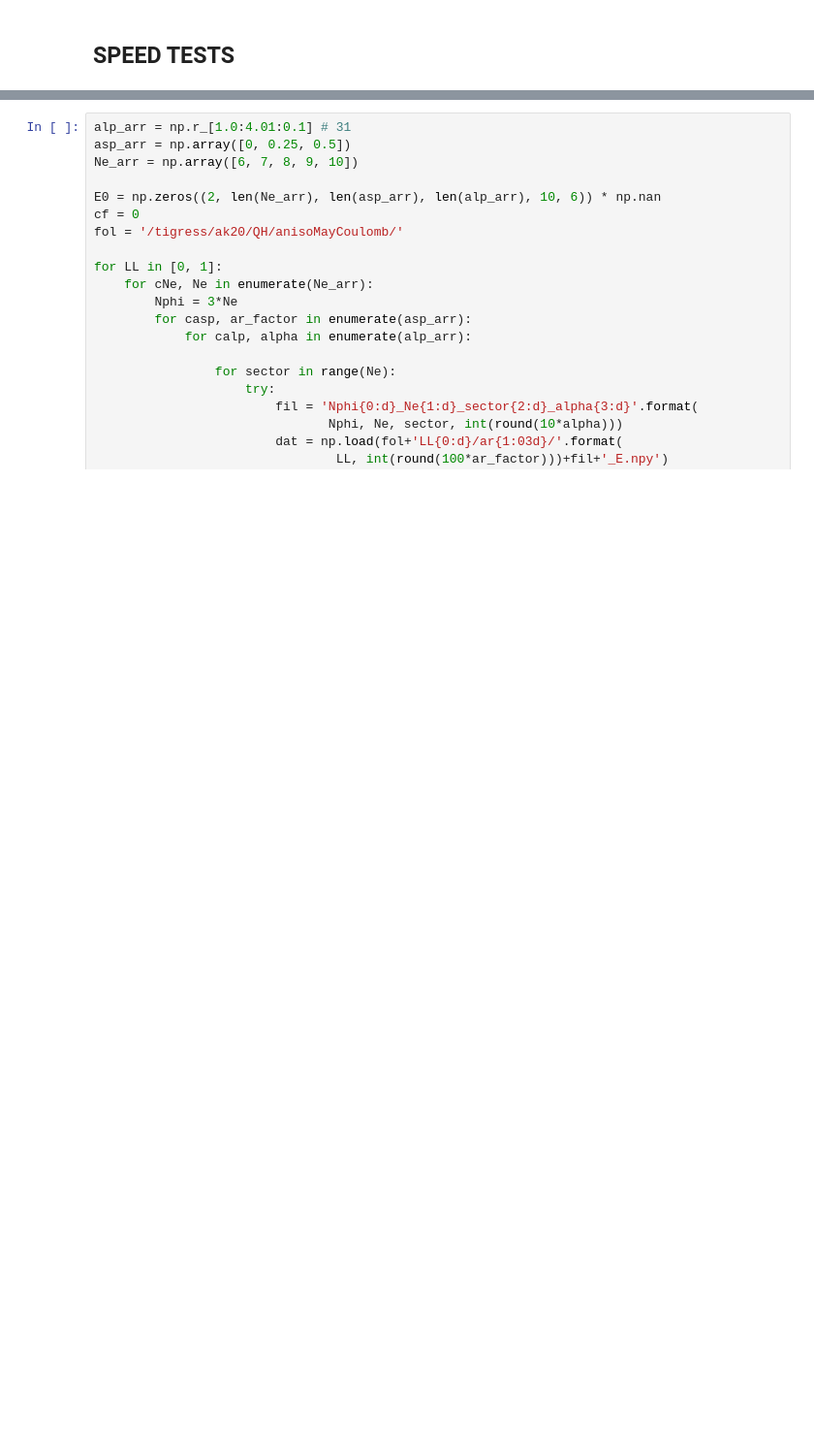
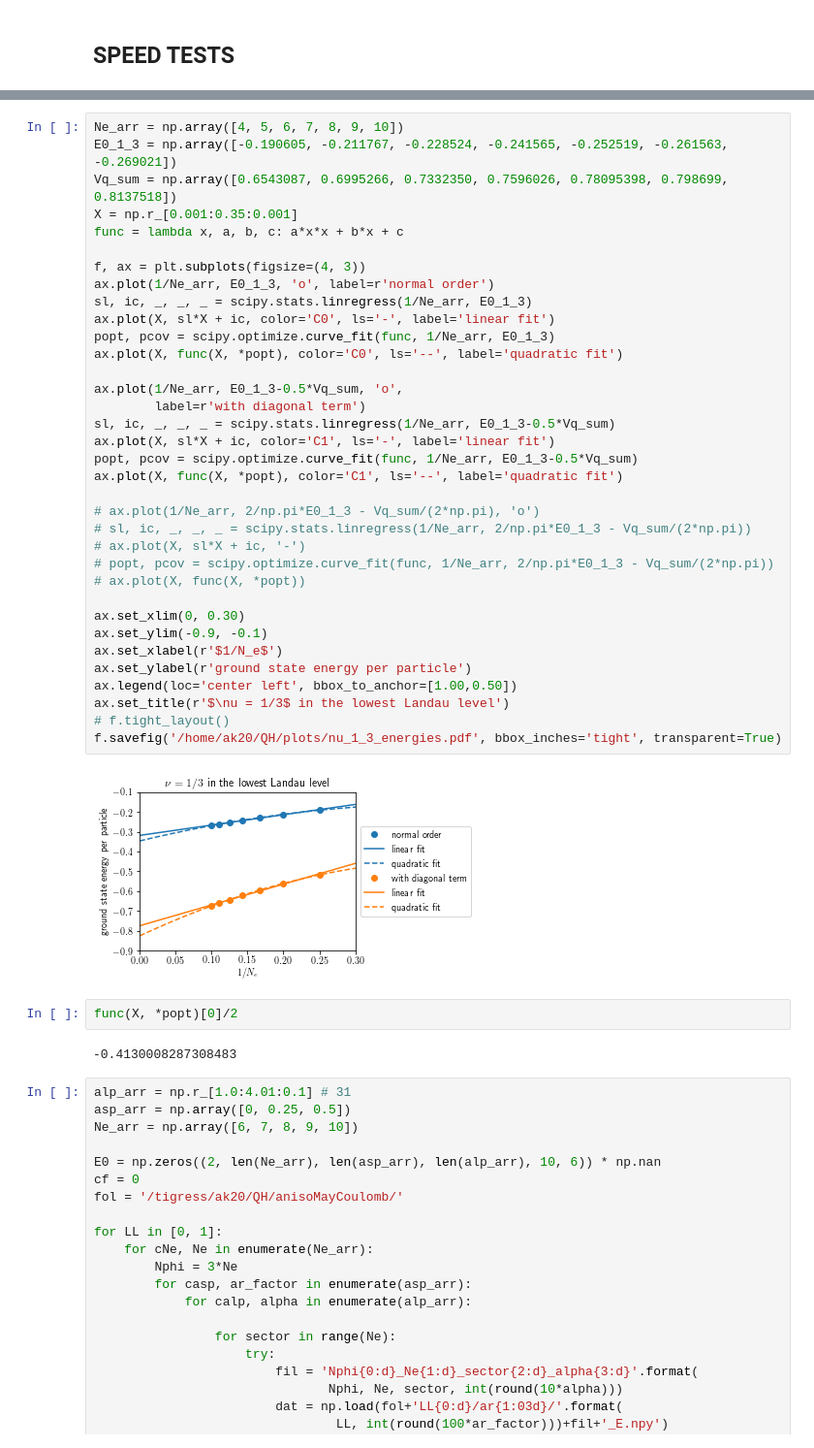
Before and after one commit to akshaykri/QH_ED, a Jupyter notebook: QH_ED1.ipynb, the cells around one changed output, grey strips where cells are left out. Shown at 97% size. Cells and saved outputs as stored; diff of their text form; blank space fills up the shorter version.

```diff
--- a/QH_ED1.ipynb
+++ b/QH_ED1.ipynb
@@ -248,3 +280,44 @@ array([-1.53765796, -1.52980402, -1.52980402, -1.51336212, -1.51336212,
+# %%
+Ne_arr = np.array([4, 5, 6, 7, 8, 9, 10])
+E0_1_3 = np.array([-0.190605, -0.211767, -0.228524, -0.241565, -0.252519, -0.261563, -0.269021])
+Vq_sum = np.array([0.6543087, 0.6995266, 0.7332350, 0.7596026, 0.78095398, 0.798699, 0.8137518])
+X = np.r_[0.001:0.35:0.001]
+func = lambda x, a, b, c: a*x*x + b*x + c
+
+f, ax = plt.subplots(figsize=(4, 3))
+ax.plot(1/Ne_arr, E0_1_3, 'o', label=r'normal order')
+sl, ic, _, _, _ = scipy.stats.linregress(1/Ne_arr, E0_1_3)
+ax.plot(X, sl*X + ic, color='C0', ls='-', label='linear fit')
+popt, pcov = scipy.optimize.curve_fit(func, 1/Ne_arr, E0_1_3)
+ax.plot(X, func(X, *popt), color='C0', ls='--', label='quadratic fit')
+
+ax.plot(1/Ne_arr, E0_1_3-0.5*Vq_sum, 'o',
+        label=r'with diagonal term')
+sl, ic, _, _, _ = scipy.stats.linregress(1/Ne_arr, E0_1_3-0.5*Vq_sum)
+ax.plot(X, sl*X + ic, color='C1', ls='-', label='linear fit')
+popt, pcov = scipy.optimize.curve_fit(func, 1/Ne_arr, E0_1_3-0.5*Vq_sum)
+ax.plot(X, func(X, *popt), color='C1', ls='--', label='quadratic fit')
+
+# ax.plot(1/Ne_arr, 2/np.pi*E0_1_3 - Vq_sum/(2*np.pi), 'o')
+# sl, ic, _, _, _ = scipy.stats.linregress(1/Ne_arr, 2/np.pi*E0_1_3 - Vq_sum/(2*np.pi))
+# ax.plot(X, sl*X + ic, '-')
+# popt, pcov = scipy.optimize.curve_fit(func, 1/Ne_arr, 2/np.pi*E0_1_3 - Vq_sum/(2*np.pi))
+# ax.plot(X, func(X, *popt))
+
+ax.set_xlim(0, 0.30)
+ax.set_ylim(-0.9, -0.1)
+ax.set_xlabel(r'$1/N_e$')
+ax.set_ylabel(r'ground state energy per particle')
+ax.legend(loc='center left', bbox_to_anchor=[1.00,0.50])
+ax.set_title(r'$\nu = 1/3$ in the lowest Landau level')
+# f.tight_layout()
+f.savefig('/home/ak20/QH/plots/nu_1_3_energies.pdf', bbox_inches='tight', transparent=True)
+# %% [output]
+[figure, added]
+# %%
+func(X, *popt)[0]/2
+# %% [output]
+-0.4130008287308483
 # %%
 alp_arr = np.r_[1.0:4.01:0.1] # 31
 asp_arr = np.array([0, 0.25, 0.5])
```
Also changed, not shown: parts of 36 cells of this notebook, 2 other files.
